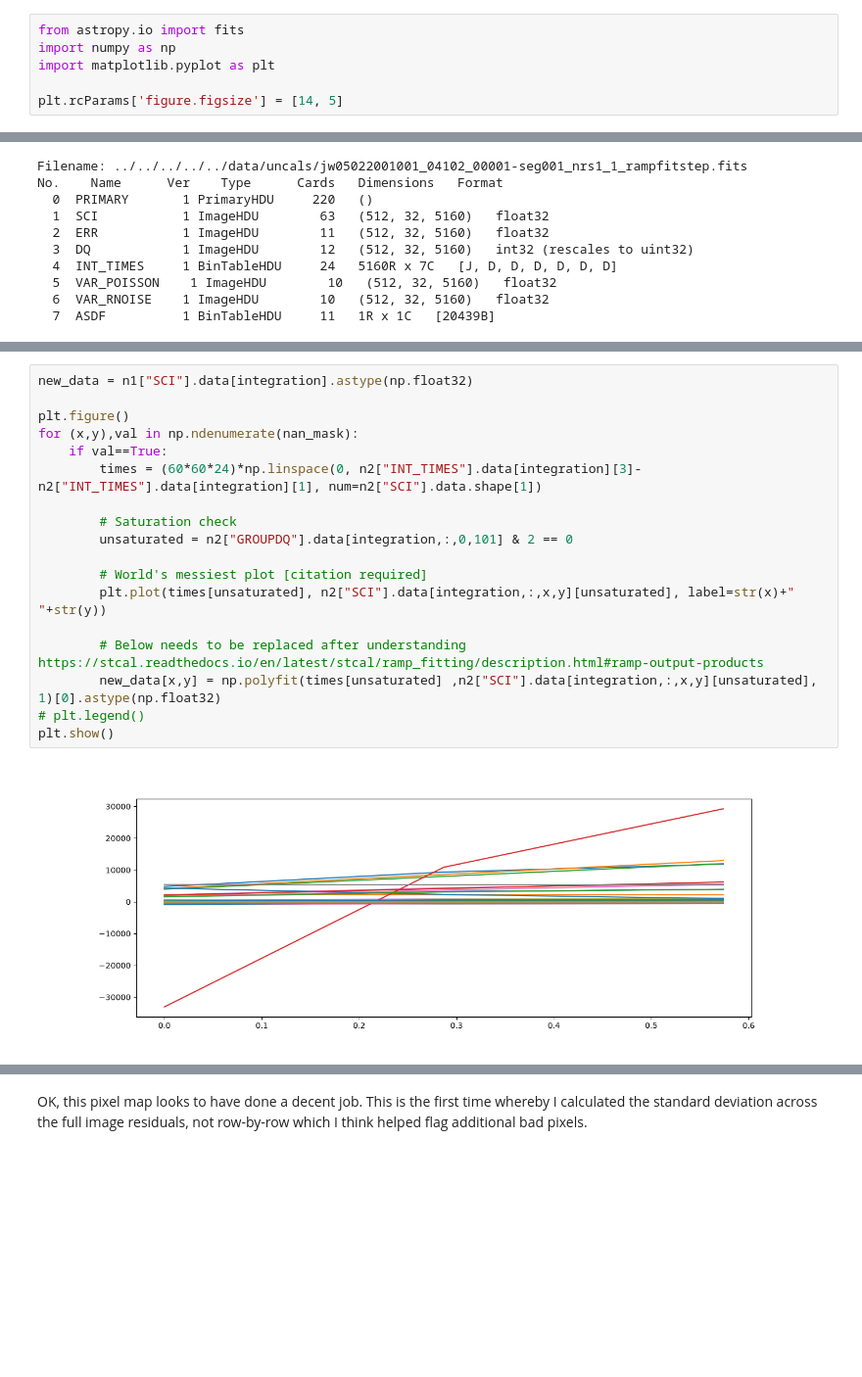
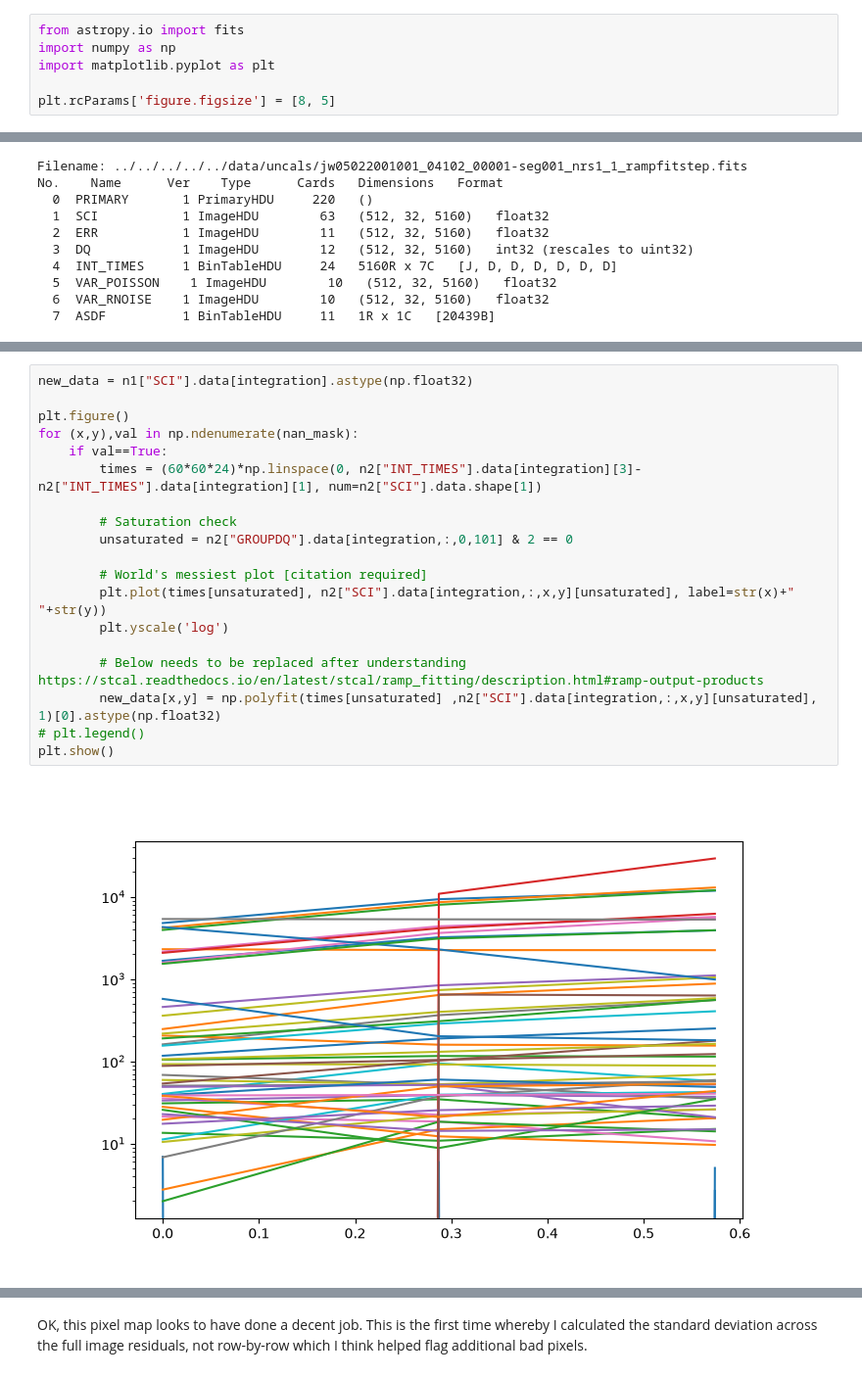
Before and after one commit to J-Ulik/Tiberius, a Jupyter notebook: src/reduction_utils/JWST_utils/reduction_notebooks/6_nan_cleaning.ipynb, the cells around one changed output, grey strips where cells are left out. Shown at 98% size. Cells and saved outputs as stored; diff of their text form; blank space fills up the shorter version.

```diff
--- a/src/reduction_utils/JWST_utils/reduction_notebooks/6_nan_cleaning.ipynb
+++ b/src/reduction_utils/JWST_utils/reduction_notebooks/6_nan_cleaning.ipynb
@@ -7,7 +7,7 @@ from astropy.io import fits
 import numpy as np
 import matplotlib.pyplot as plt
 
-plt.rcParams['figure.figsize'] = [14, 5]
+plt.rcParams['figure.figsize'] = [8, 5]
 # %%
 reductionNo = "01"
 integration = 0
@@ -47,23 +47,24 @@ NaN contamination: 0.62 %
 # %%
 new_data = n1["SCI"].data[integration].astype(np.float32)
 
 plt.figure()
 for (x,y),val in np.ndenumerate(nan_mask):
     if val==True:
         times = (60*60*24)*np.linspace(0, n2["INT_TIMES"].data[integration][3]-n2["INT_TIMES"].data[integration][1], num=n2["SCI"].data.shape[1])
 
         # Saturation check
         unsaturated = n2["GROUPDQ"].data[integration,:,0,101] & 2 == 0
 
         # World's messiest plot [citation required]
         plt.plot(times[unsaturated], n2["SCI"].data[integration,:,x,y][unsaturated], label=str(x)+" "+str(y))
+        plt.yscale('log')
 
         # Below needs to be replaced after understanding https://stcal.readthedocs.io/en/latest/stcal/ramp_fitting/description.html#ramp-output-products
         new_data[x,y] = np.polyfit(times[unsaturated] ,n2["SCI"].data[integration,:,x,y][unsaturated], 1)[0].astype(np.float32)
 # plt.legend()
 plt.show()
 # %% [output]
-[figure, old version]
+[figure, new version]
 # %%
 # Let's take a look and see if that helped!
 fig, (ax1, ax2) = plt.subplots(1, 2, sharex=True, sharey=True)
```
Also changed, not shown: parts of 5 cells of this notebook, 2 other files.
